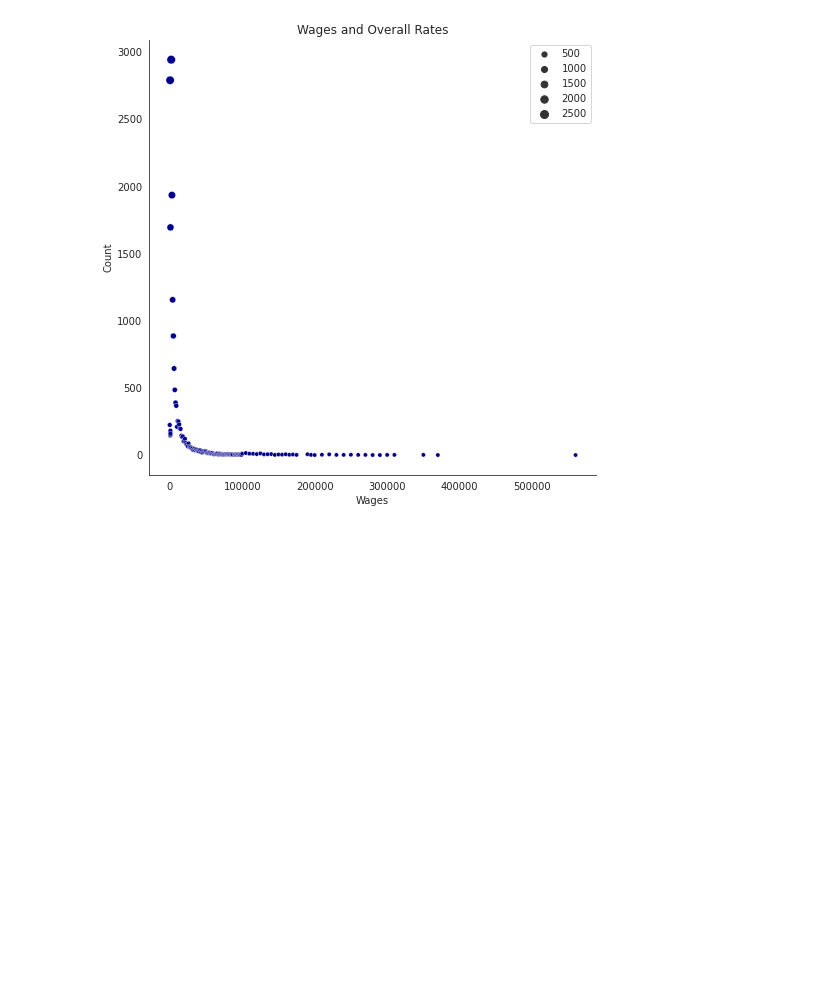
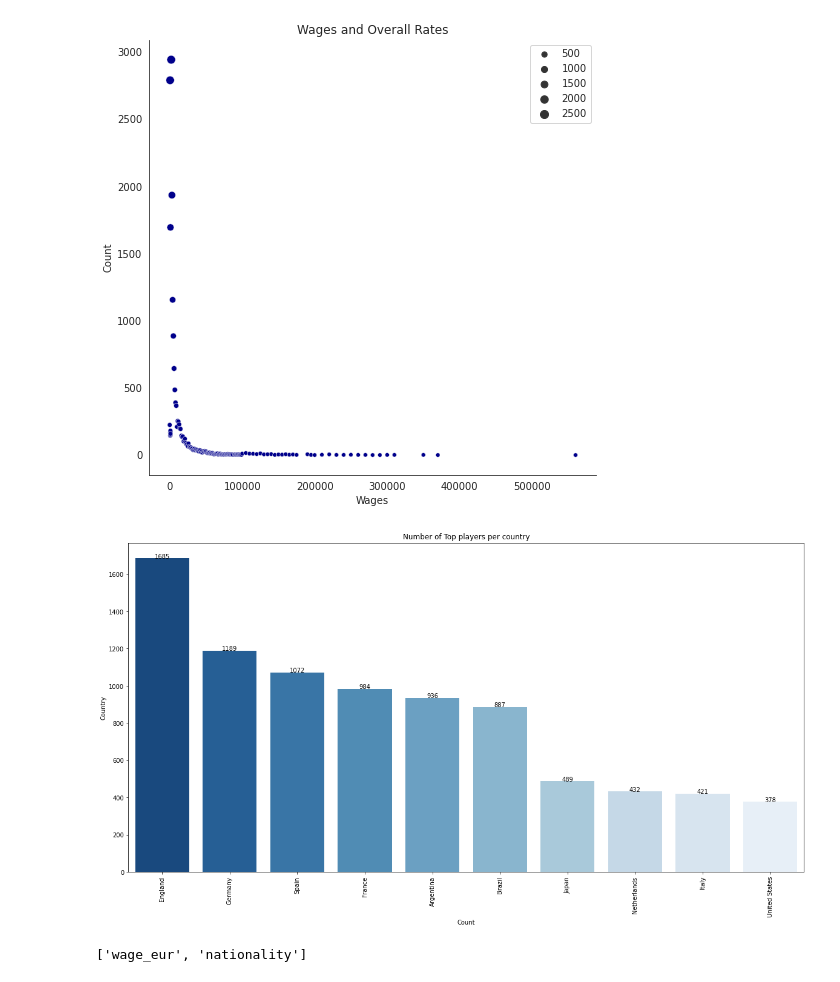
Before and after one commit to backblaz/DataScience-Exercise, a Jupyter notebook: Final_Project_FIFA_21_EDA.ipynb, the cells around one changed output. Cells and saved outputs as stored; diff of their text form; code cells hidden in the pictures; blank space fills up the shorter version.

```diff
--- a/Final_Project_FIFA_21_EDA.ipynb
+++ b/Final_Project_FIFA_21_EDA.ipynb
@@ -267,3 +274,30 @@ plt.xlabel("Wages");
 plt.ylabel("Count");
 # %% [output]
 [figure]
+# %%
+### Lets take another looks on national teams
+### what we could visualize from their nationality
+
+fig, ax1 = plt.subplots(figsize=(20,10))
+
+graph = sns.countplot(ax=ax1, data=df, x='nationality', order=df['nationality'].value_counts().head(10).index, palette='Blues_r' )
+
+ax1.set(xlabel='Count',ylabel='Country',title='Number of Top players per country',)
+graph.set_xticklabels(graph.get_xticklabels(),rotation=90)
+
+for p in graph.patches:
+    height = p.get_height()
+    graph.text(p.get_x()+p.get_width()/2.,height +0.1,height, ha="center")
+
+plt.show()
+
+## England and Germany are the countries with so many top players
+## How about which countries has a players with high wages?
+# %% [output]
+[figure, added]
+# %%
+### Countries with high wages players
+df_wage = ["wage_eur","nationality"]
+df_wage
+# %% [output]
+['wage_eur', 'nationality']
```
Also changed, not shown: parts of 33 cells of this notebook.
